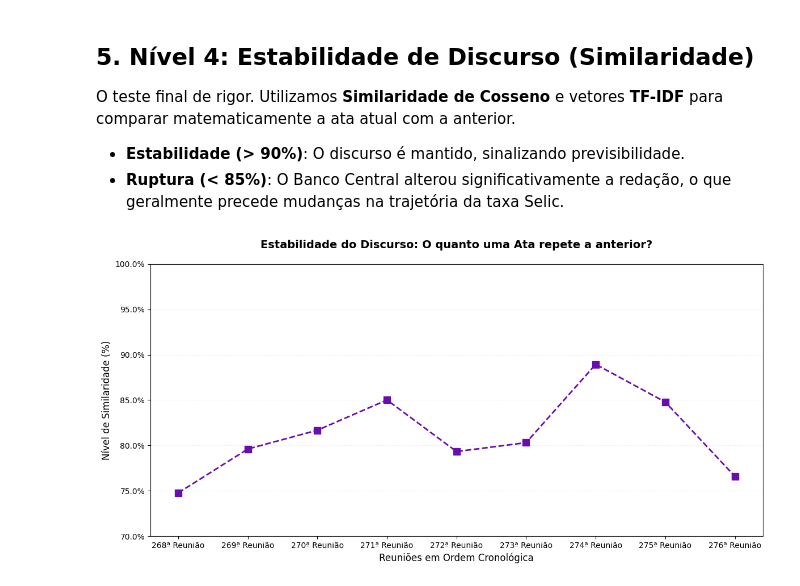
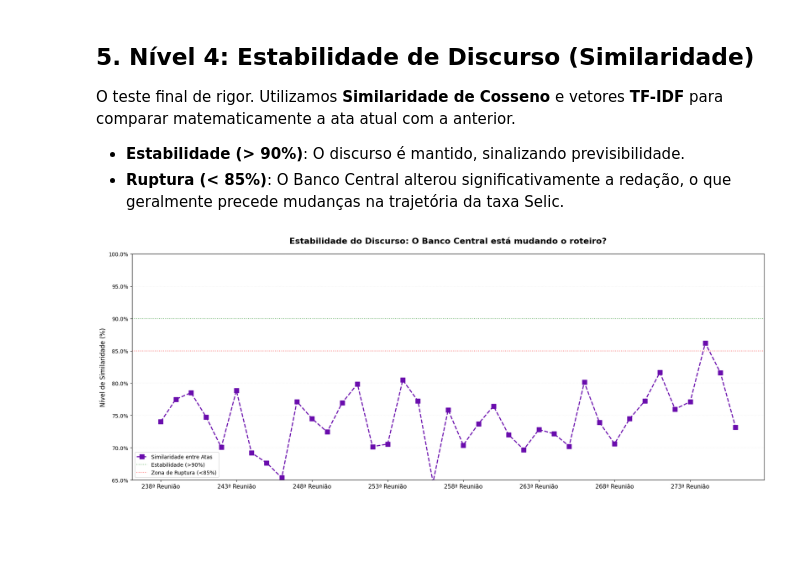
Before and after one commit to Euricojr/Analises-COPOM, a Jupyter notebook: Analises_atas_copom.ipynb, the cells around one changed output. Cells and saved outputs as stored; diff of their text form; code cells hidden in the pictures; blank space fills up the shorter version.

```diff
--- a/Analises_atas_copom.ipynb
+++ b/Analises_atas_copom.ipynb
@@ -152,17 +137,0 @@ Aqui aplicamos o conceito de **Análise Léxica de Sentimento**.
-# %%
-termos_incerteza = ['incerteza', 'incertezas', 'risco', 'riscos', 'duvida', 'volatilidade', 'cautela', 'dependente']
-
-def calcular_incerteza(texto):
-    palavras = texto.lower().split()
-    contagem = sum(palavras.count(termo) for termo in termos_incerteza)
-    return (contagem / len(palavras)) * 100 if len(palavras) > 0 else 0
-
-df_copom['indice_incerteza'] = df_copom['texto_integral'].apply(calcular_incerteza)
-df_plot = df_copom.iloc[::-1]
-
-plt.figure(figsize=(12, 5))
-plt.plot(df_plot['DataReferencia'].str[:10], df_plot['indice_incerteza'], marker='o', color='red')
-plt.title('Evolução do Índice de Incerteza do COPOM')
-plt.xticks(rotation=45)
-plt.grid(True, alpha=0.3)
-plt.show()
@@ -209,41 +304,54 @@ O teste final de rigor. Utilizamos **Similaridade de Cosseno** e vetores **TF-ID
 # %%
 from sklearn.feature_extraction.text import TfidfVectorizer
 from sklearn.metrics.pairwise import cosine_similarity
-import matplotlib.ticker as mtick # Para formatar porcentagem
+import matplotlib.ticker as mtick
+import matplotlib.pyplot as plt
 
-# 1. Vetorização e Similaridade (Mantemos a lógica)
+# 1. Vetorização e Similaridade
 vectorizer = TfidfVectorizer(stop_words=list(stop_words))
 tfidf_matrix = vectorizer.fit_transform(df_copom['texto_integral'])
 
+# Invertemos para processar da mais antiga para a mais nova
 textos_inv = df_copom['texto_integral'].iloc[::-1].values
 titulos_inv = df_copom['Titulo'].iloc[::-1].values
 similaridades = []
 
 for i in range(len(textos_inv) - 1):
-    sim = cosine_similarity(tfidf_matrix[len(textos_inv)-1-i], tfidf_matrix[len(textos_inv)-2-i])[0][0]
+    # Compara a ata (i+1) com a anterior (i)
+    sim = cosine_similarity(tfidf_matrix[len(textos_inv)-1-i],
+                            tfidf_matrix[len(textos_inv)-2-i])[0][0]
     similaridades.append(sim)
 
-# 2. Plotagem Melhorada
-plt.figure(figsize=(12, 6))
+# 2. Plotagem Profissional
+plt.figure(figsize=(18, 7)) # Largura maior para não embolar
 ax = plt.gca()
 
-# Criamos labels curtos para o Eixo X (ex: "268ª") para não sobrepor
+# Criamos labels curtos (ex: "268ª")
 labels_curtos = [t.split('-')[0].strip() for t in titulos_inv[1:]]
 
-plt.plot(labels_curtos, similaridades, marker='s', color='#6A0DAD', linestyle='--', linewidth=2, markersize=8)
+# Plotagem com estilo de "Dashboard Financeiro"
+plt.plot(labels_curtos, similaridades, marker='s', color='#6A0DAD',
+         linestyle='--', linewidth=2, markersize=8, label='Similaridade entre Atas')
+
+# --- AJUSTE DO EIXO X (RESOLVENDO O PROBLEMA VISUAL) ---
+# Mostra apenas 1 label a cada 5 reuniões para manter a legibilidade
+plt.xticks(labels_curtos[::5], fontsize=11)
 
 # --- MELHORIAS NO EIXO Y ---
-plt.ylim(0.7, 1.0) # Mantém o foco no topo
-ax.yaxis.set_major_formatter(mtick.PercentFormatter(1.0)) # Transforma 0.85 em 85%
+plt.ylim(0.65, 1.0) # Ajustado para mostrar quedas maiores se houver
+ax.yaxis.set_major_formatter(mtick.PercentFormatter(1.0))
+
+# --- LINHAS DE REFERÊNCIA (CRUCIAL PARA ANÁLISE) ---
+plt.axhline(y=0.90, color='green', linestyle=':', alpha=0.5, label='Estabilidade (>90%)')
+plt.axhline(y=0.85, color='red', linestyle=':', alpha=0.5, label='Zona de Ruptura (<85%)')
 
 # --- ESTÉTICA ---
-plt.title('Estabilidade do Discurso: O quanto uma Ata repete a anterior?', fontsize=14, fontweight='bold', pad=20)
+plt.title('Estabilidade do Discurso: O Banco Central está mudando o roteiro?', fontsize=16, fontweight='bold', pad=20)
 plt.ylabel('Nível de Similaridade (%)', fontsize=12)
-plt.xlabel('Reuniões em Ordem Cronológica', fontsize=12)
-plt.grid(True, axis='y', alpha=0.3, linestyle=':') # Grade leve apenas no Y para facilitar leitura
-plt.tick_params(axis='both', which='major', labelsize=10)
+plt.grid(True, axis='y', alpha=0.2, linestyle=':')
+plt.legend(loc='lower left', fontsize=10)
 
 plt.tight_layout()
 plt.show()
 # %% [output]
-[figure, old version]
+[figure, new version]
```
Also changed, not shown: parts of 10 cells of this notebook.
